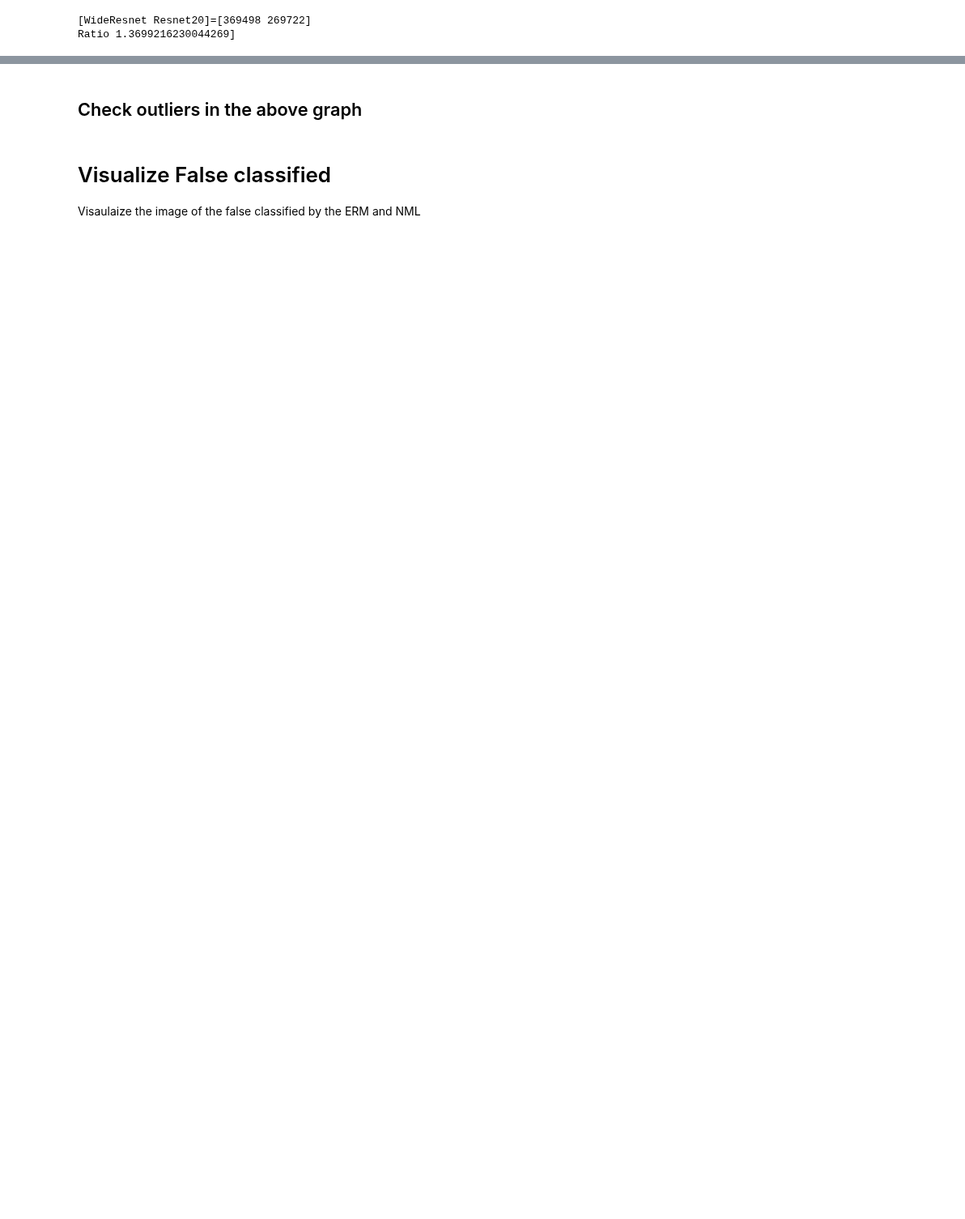
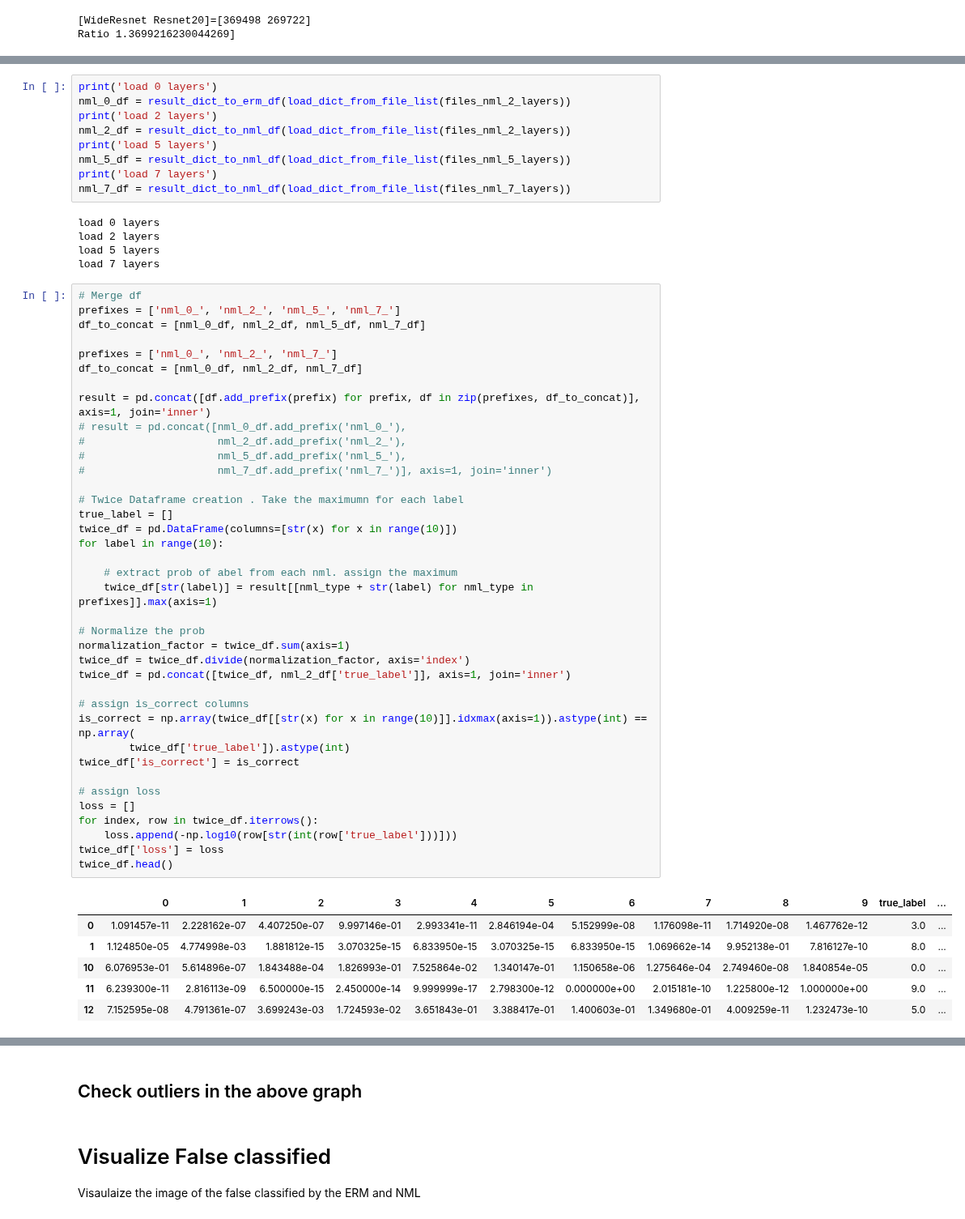
Before and after one commit to kobybibas/deep_pnml_experiments, a Jupyter notebook: src/analyze_results.ipynb, the cells around one changed output, grey strips where cells are left out. Shown at 81% size. Drawn from its saved outputs; the diff is of its cells as text; blank space fills up the shorter version.

Commit message:
analyze: removed unused func. added twice universality. basing on pandas now.

```diff
--- a/src/analyze_results.ipynb
+++ b/src/analyze_results.ipynb
@@ -429,0 +413,59 @@ plt.show()
+# %%
+print('load 0 layers')
+nml_0_df = result_dict_to_erm_df(load_dict_from_file_list(files_nml_2_layers))
+print('load 2 layers')
+nml_2_df = result_dict_to_nml_df(load_dict_from_file_list(files_nml_2_layers))
+print('load 5 layers')
+nml_5_df = result_dict_to_nml_df(load_dict_from_file_list(files_nml_5_layers))
+print('load 7 layers')
+nml_7_df = result_dict_to_nml_df(load_dict_from_file_list(files_nml_7_layers))
+# %% [output]
+load 0 layers
+load 2 layers
+load 5 layers
+load 7 layers
+# %%
+# Merge df
+prefixes = ['nml_0_', 'nml_2_', 'nml_5_', 'nml_7_']
+df_to_concat = [nml_0_df, nml_2_df, nml_5_df, nml_7_df]
+
+prefixes = ['nml_0_', 'nml_2_', 'nml_7_']
+df_to_concat = [nml_0_df, nml_2_df, nml_7_df]
+
+result = pd.concat([df.add_prefix(prefix) for prefix, df in zip(prefixes, df_to_concat)], axis=1, join='inner')
+# result = pd.concat([nml_0_df.add_prefix('nml_0_'),
+#                     nml_2_df.add_prefix('nml_2_'),
+#                     nml_5_df.add_prefix('nml_5_'),
+#                     nml_7_df.add_prefix('nml_7_')], axis=1, join='inner')
+
+# Twice Dataframe creation . Take the maximumn for each label
+true_label = []
+twice_df = pd.DataFrame(columns=[str(x) for x in range(10)])
+for label in range(10):
+
+    # extract prob of abel from each nml. assign the maximum
+    twice_df[str(label)] = result[[nml_type + str(label) for nml_type in prefixes]].max(axis=1)
+
+# Normalize the prob
+normalization_factor = twice_df.sum(axis=1)
+twice_df = twice_df.divide(normalization_factor, axis='index')
+twice_df = pd.concat([twice_df, nml_2_df['true_label']], axis=1, join='inner')
+
+# assign is_correct columns
+is_correct = np.array(twice_df[[str(x) for x in range(10)]].idxmax(axis=1)).astype(int) == np.array(
+        twice_df['true_label']).astype(int)
+twice_df['is_correct'] = is_correct
+
+# assign loss
+loss = []
+for index, row in twice_df.iterrows():
+    loss.append(-np.log10(row[str(int(row['true_label']))]))
+twice_df['loss'] = loss
+twice_df.head()
+# %% [output]
+|  | 0 | 1 | 2 | 3 | 4 | 5 | 6 | 7 | 8 | 9 | true_label | ... |
+| 0 | 1.091457e-11 | 2.228162e-07 | 4.407250e-07 | 9.997146e-01 | 2.993341e-11 | 2.846194e-04 | 5.152999e-08 | 1.176098e-11 | 1.714920e-08 | 1.467762e-12 | 3.0 | ... |
+| 1 | 1.124850e-05 | 4.774998e-03 | 1.881812e-15 | 3.070325e-15 | 6.833950e-15 | 3.070325e-15 | 6.833950e-15 | 1.069662e-14 | 9.952138e-01 | 7.816127e-10 | 8.0 | ... |
+| 10 | 6.076953e-01 | 5.614896e-07 | 1.843488e-04 | 1.826993e-01 | 7.525864e-02 | 1.340147e-01 | 1.150658e-06 | 1.275646e-04 | 2.749460e-08 | 1.840854e-05 | 0.0 | ... |
+| 11 | 6.239300e-11 | 2.816113e-09 | 6.500000e-15 | 2.450000e-14 | 9.999999e-17 | 2.798300e-12 | 0.000000e+00 | 2.015181e-10 | 1.225800e-12 | 1.000000e+00 | 9.0 | ... |
+| 12 | 7.152595e-08 | 4.791361e-07 | 3.699243e-03 | 1.724593e-02 | 3.651843e-01 | 3.388417e-01 | 1.400603e-01 | 1.349680e-01 | 4.009259e-11 | 1.232473e-10 | 5.0 | ... |
```
Also changed, not shown: parts of 13 cells of this notebook, 1 other file.
